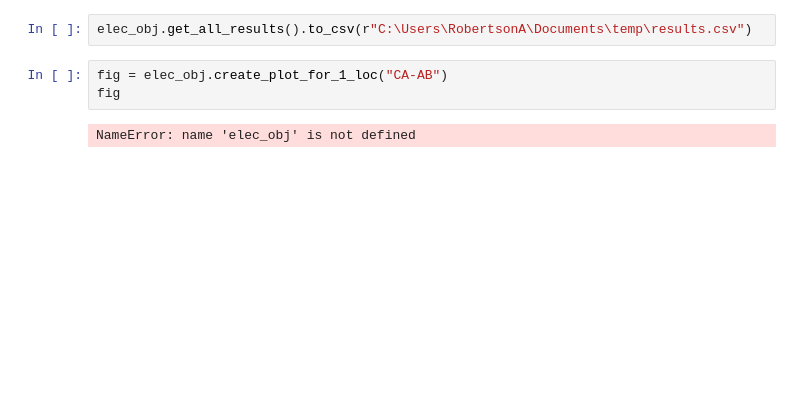
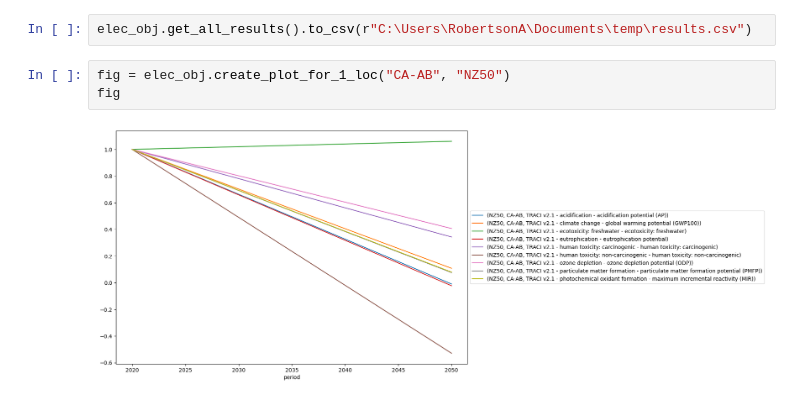
Before and after one commit to alexrob18/elec_lca, a Jupyter notebook: dev/test_class.ipynb, the cells around one changed output. Cells and saved outputs as stored; diff of their text form; blank space fills up the shorter version.

```diff
--- a/dev/test_class.ipynb
+++ b/dev/test_class.ipynb
@@ -75,7 +79,7 @@ elec_obj.get_all_results()
 # %%
 elec_obj.get_all_results().to_csv(r"C:\Users\RobertsonA\Documents\temp\results.csv")
 # %%
-fig = elec_obj.create_plot_for_1_loc("CA-AB")
+fig = elec_obj.create_plot_for_1_loc("CA-AB", "NZ50")
 fig
 # %% [output]
-NameError: name 'elec_obj' is not defined
+[figure, added]
```
Also changed, not shown: parts of 3 cells of this notebook, 2 other files.
